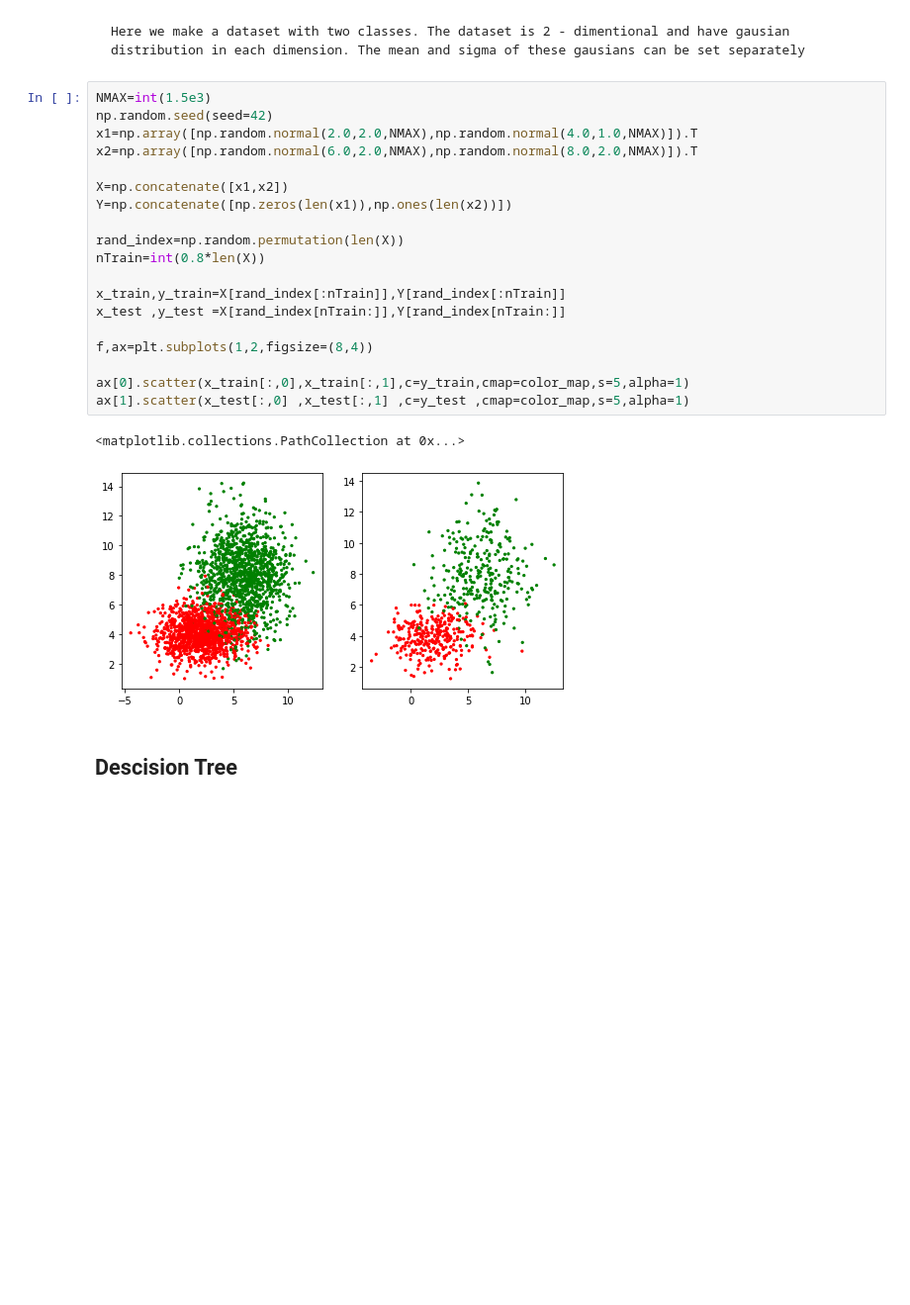
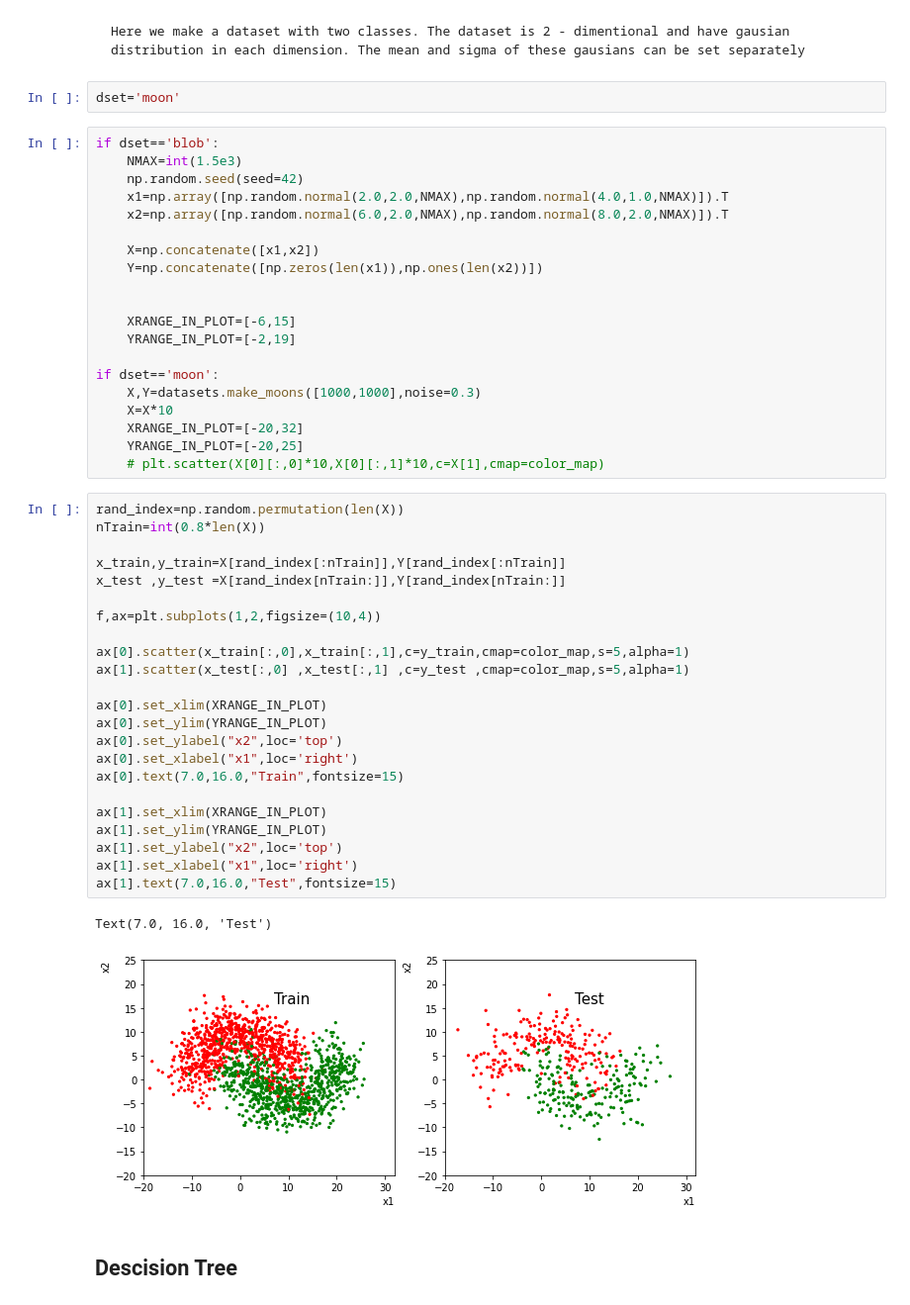
Before and after one commit to ats2008/epProjects, a Jupyter notebook: BDT/ipynb/Descision Trees.ipynb, the cells around one changed output. Shown at 99% size. Drawn from its saved outputs; the diff is of its cells as text; blank space fills up the shorter version.

Commit message:
Adding the updates on the illusstrations and datasets

```diff
--- a/BDT/ipynb/Descision Trees.ipynb
+++ b/BDT/ipynb/Descision Trees.ipynb
@@ -36,28 +39,54 @@ def evaluateBtree(X,currIdx,nodeList,childList)    :
 ## Making a Dummy Dset
 # %% [markdown]
     Here we make a dataset with two classes. The dataset is 2 - dimentional and have gausian distribution in each dimension. The mean and sigma of these gausians can be set separately
+# %%
+dset='moon'
 # %%
-NMAX=int(1.5e3)
-np.random.seed(seed=42)
-x1=np.array([np.random.normal(2.0,2.0,NMAX),np.random.normal(4.0,1.0,NMAX)]).T
-x2=np.array([np.random.normal(6.0,2.0,NMAX),np.random.normal(8.0,2.0,NMAX)]).T
+if dset=='blob':
+    NMAX=int(1.5e3)
+    np.random.seed(seed=42)
+    x1=np.array([np.random.normal(2.0,2.0,NMAX),np.random.normal(4.0,1.0,NMAX)]).T
+    x2=np.array([np.random.normal(6.0,2.0,NMAX),np.random.normal(8.0,2.0,NMAX)]).T
 
-X=np.concatenate([x1,x2])
-Y=np.concatenate([np.zeros(len(x1)),np.ones(len(x2))])
+    X=np.concatenate([x1,x2])
+    Y=np.concatenate([np.zeros(len(x1)),np.ones(len(x2))])
 
-rand_index=np.random.permutation(len(X))
-nTrain=int(0.8*len(X))
 
-x_train,y_train=X[rand_index[:nTrain]],Y[rand_index[:nTrain]]
-x_test ,y_test =X[rand_index[nTrain:]],Y[rand_index[nTrain:]]
+    XRANGE_IN_PLOT=[-6,15]
+    YRANGE_IN_PLOT=[-2,19]
 
-f,ax=plt.subplots(1,2,figsize=(8,4))
-
-ax[0].scatter(x_train[:,0],x_train[:,1],c=y_train,cmap=color_map,s=5,alpha=1)
-ax[1].scatter(x_test[:,0] ,x_test[:,1] ,c=y_test ,cmap=color_map,s=5,alpha=1)
+if dset=='moon':
+    X,Y=datasets.make_moons([1000,1000],noise=0.3)
+    X=X*10
+    XRANGE_IN_PLOT=[-20,32]
+    YRANGE_IN_PLOT=[-20,25]
+    # plt.scatter(X[0][:,0]*10,X[0][:,1]*10,c=X[1],cmap=color_map)
-# %% [output]
-<matplotlib.collections.PathCollection at 0x...>
-[figure, removed]
+# %%
+rand_index=np.random.permutation(len(X))
+nTrain=int(0.8*len(X))
+
+x_train,y_train=X[rand_index[:nTrain]],Y[rand_index[:nTrain]]
+x_test ,y_test =X[rand_index[nTrain:]],Y[rand_index[nTrain:]]
+
+f,ax=plt.subplots(1,2,figsize=(10,4))
+
+ax[0].scatter(x_train[:,0],x_train[:,1],c=y_train,cmap=color_map,s=5,alpha=1)
+ax[1].scatter(x_test[:,0] ,x_test[:,1] ,c=y_test ,cmap=color_map,s=5,alpha=1)
+
+ax[0].set_xlim(XRANGE_IN_PLOT)
+ax[0].set_ylim(YRANGE_IN_PLOT)
+ax[0].set_ylabel("x2",loc='top')
+ax[0].set_xlabel("x1",loc='right')
+ax[0].text(7.0,16.0,"Train",fontsize=15)
+
+ax[1].set_xlim(XRANGE_IN_PLOT)
+ax[1].set_ylim(YRANGE_IN_PLOT)
+ax[1].set_ylabel("x2",loc='top')
+ax[1].set_xlabel("x1",loc='right')
+ax[1].text(7.0,16.0,"Test",fontsize=15)
+# %% [output]
+Text(7.0, 16.0, 'Test')
+[figure, added]
 # %% [markdown]
 ## Descision Tree
 # %%
```
Also changed, not shown: parts of 13 cells of this notebook, 1 other file.
